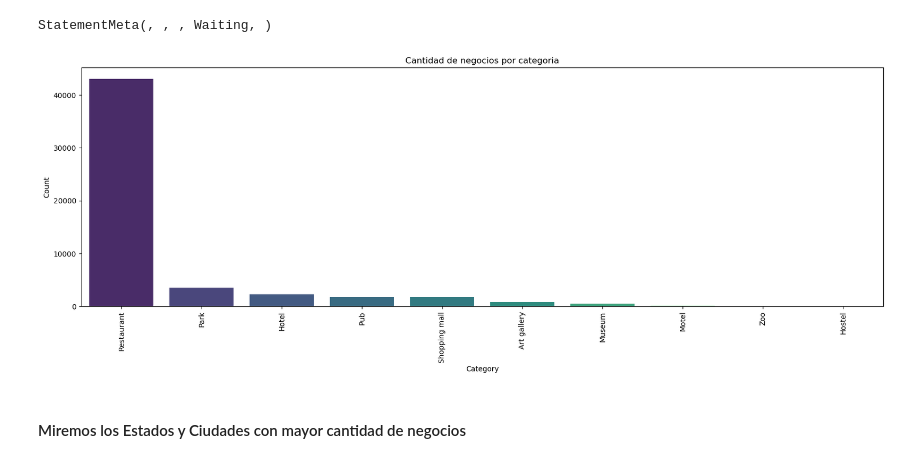
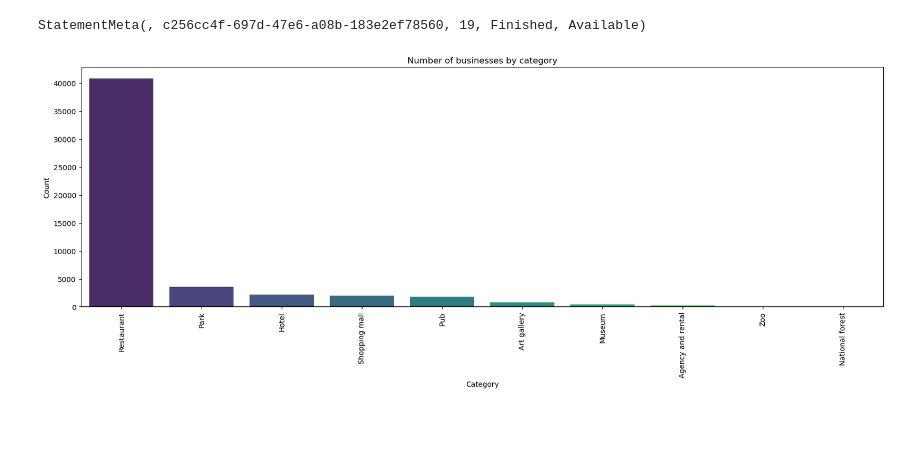
Before and after one commit to leocortes85/Invesment_Recomendation_Project, a Jupyter notebook: Notebooks/7_EDA.ipynb, the cells around one changed output. Saved outputs shown, nothing was run; the diff lists cells and outputs as text; code cells hidden in the pictures; blank space fills up the shorter version.

```diff
--- a/Notebooks/7_EDA.ipynb
+++ b/Notebooks/7_EDA.ipynb
@@ -56,9 +56,9 @@ StatementMeta(, , , Waiting, )
 # %%
-df_business = df[["Business_Name"]]
+df_business = df[["Business_Name", 'Latitude', 'Longitude']]
 df_business = df_business.drop_duplicates()
 df_business = df_business.reset_index(drop = True)
 df_business["Business_Id"] = df_business.index + 1
-order = ['Business_Id', 'Business_Name']
+order = ['Business_Id', 'Business_Name', 'Latitude', 'Longitude']
 df_business = df_business[order]
 df_business.head(2)
 # %% [output]
@@ -69,4 +69,4 @@ StatementMeta(, , , Waiting, )
 # %%
-df = pd.merge(df, df_business, on="Business_Name", how= "left")
+df = pd.merge(df, df_business, on=["Business_Name", 'Latitude', 'Longitude'], how= "left")
 df = df[["Business_Id", "Business_Name", "Address", "City", "State", "Latitude", "Longitude", "Ranking", "Review_Count", "Date", "Checkin_Count", "User_Id", "Stars", "Text", "User_Name", "Category"]]
 # %% [output]
@@ -91,2 +73,0 @@ StatementMeta(, , , Waiting, )
-# %%
-df['State'] = df['State'].apply(lambda x: df_states.loc[df_states['State_Init'] == x, 'State'].values[0] if x in df_states['State_Init'].values else x)
@@ -220,0 +179,7 @@ StatementMeta(, , , Waiting, )
+# %%
+# List of permitted categories
+allowed_categories = ['Restaurant', 'Pub', 'Hotel', 'Museum', 'Agency and rental',
+                      'Park', 'Zoo', 'Hostel', 'Shopping mall', 'Art gallery', 'National forest']
+
+# Filter the DataFrame to only contain records with the allowed categories
+df_explode = df_explode[df_explode['Category'].isin(allowed_categories)]
@@ -252,13 +244,11 @@ StatementMeta(, , , Waiting, )
 # %%
 plt.figure(figsize=(20, 6))
 sns.barplot(x="Category", y="business_count", data= bus_per_category.sort_values(by='business_count', ascending=False).head(10), palette='viridis')
 plt.xlabel("Category")
 plt.ylabel("Count")
-plt.title("Cantidad de negocios por categoria")
+plt.title("Number of businesses by category")
 plt.xticks(rotation=90)
 plt.show()
 # %% [output]
-StatementMeta(, , , Waiting, )
+StatementMeta(, c256cc4f-697d-47e6-a08b-183e2ef78560, 19, Finished, Available)
-[figure, old version]
+[figure, new version]
-# %% [markdown]
-#### Miremos los Estados y Ciudades con mayor cantidad de negocios
```
Also changed, not shown: parts of 80 cells of this notebook, 3 other files.
